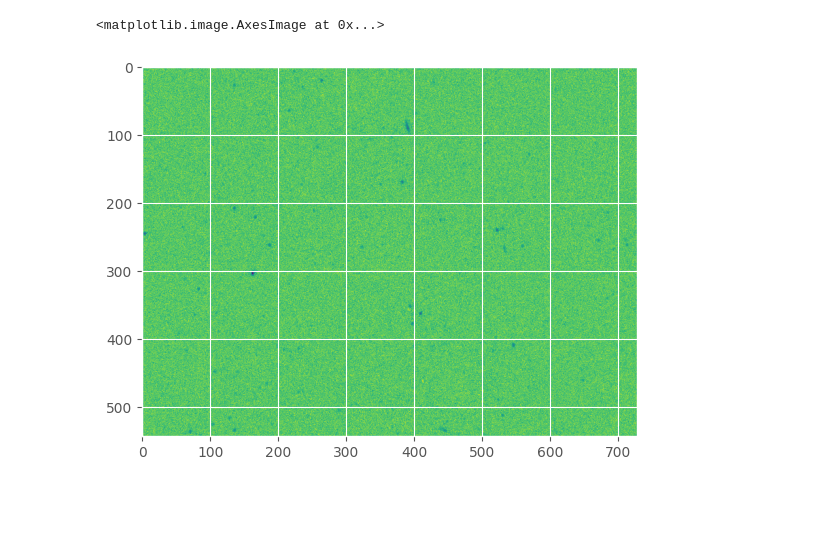
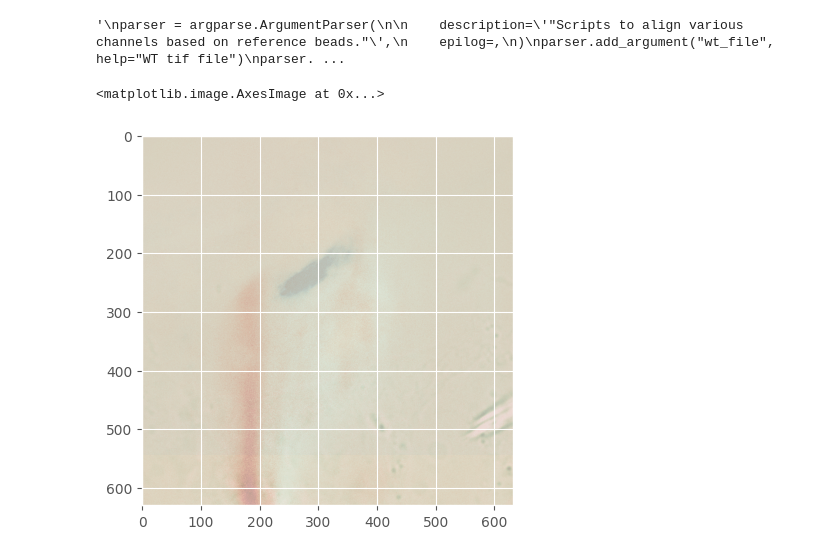
Before and after one commit to ajasja/LUMICKS_image_alignment, a Jupyter notebook: image_aligner.ipynb, the cells around one changed output. Cells and saved outputs as stored; diff of their text form; code cells hidden in the pictures; blank space fills up the shorter version.

Commit message:
Fixed alignment of images with arbitrary ROI and made new alignment matrices. Also now the same script is used for anything with or without brightfield

```diff
--- a/image_aligner.ipynb
+++ b/image_aligner.ipynb
@@ -35,47 +36,26 @@ class NumpyArrayEncoder(JSONEncoder):
             return obj.tolist()
         return JSONEncoder.default(self, obj)
 # %%
+"""
 parser = argparse.ArgumentParser(
-    description="""Scripts to align various channels based on reference beads.""",
-    epilog="""""",
+
+    description='"Scripts to align various channels based on reference beads."',
+    epilog=""" """,
 )
 parser.add_argument("wt_file", help="WT tif file")
 parser.add_argument("irm_file", help="IRM tif file")
-parser.add_argument(
-    "-o",
-    "--output-directory",
-    default="output",
-    help="Output directory. Default=output/",
-)
-parser.add_argument(
-    "-m", "--transform-matrix", help="Previously calculated matrix in .json format"
-)
-parser.add_argument(
-    "-f", "--fit_method", default="lq", help="Fit method for picasso.  Default=lq"
-)
-parser.add_argument(
-    "-b", "--box_size", default=21, help="Box sized for picasso. Default=21"
-)
-parser.add_argument(
-    "-g",
-    "--min_gradient",
-    default=70000,
-    help="Minimum gradient for picasso. Default=70000",
-)
-parser.add_argument(
-    "-e",
-    "--max_pos_error",
-    default=3.5,
-    help="Maximum standard dev accepted for x and y position of spots. Default=3.5",
-)
+parser.add_argument(    "-o",  "--output-directory",    default="output",help="Output directory. Default=output/",)
+parser.add_argument("-m", "--transform-matrix", help="Previously calculated matrix in .json format")
+parser.add_argument("-f", "--fit_method", default="lq", help="Fit method for picasso.  Default=lq")
+parser.add_argument("-b", "--box_size", default=21, help="Box sized for picasso. Default=21")
+parser.add_argument("-g","--min_gradient",default=70000,help="Minimum gradient for picasso. Default=70000",)
+parser.add_argument("-e","--max_pos_error",default=3.5,help="Maximum standard dev accepted for x and y position of spots. Default=3.5",)
 parser.add_argument("-p", "--max_photons", help="Maximum number of photons for spots.")
-
-
 args = parser.parse_args()
-
 irm_path = args.irm_file
 wt_path = args.wt_file
-output_path = (
-    args.output_directory + "/"
-)  # The trailing slash is in case it wasn't added by the user
+output_path = (args.output_directory + "/")  # The trailing slash is in case it wasn't added by the user
+"""
+# %% [output]
+'\nparser = argparse.ArgumentParser(\n\n    description=\'"Scripts to align various channels based on reference beads."\',\n    epilog=,\n)\nparser.add_argument("wt_file", help="WT tif file")\nparser. ...
 # %%
@@ -103,31 +97,45 @@ max_pos_error=3.5
 os.makedirs(output_path, exist_ok=True)
 # %%
 if irm_path.endswith(".tiff"):
-    print(irm_path)
+    print(f"renaming {irm_path} to .tif")
     os.rename(irm_path, irm_path[:-1])
     irm_path = irm_path[:-1]
 if wt_path.endswith(".tiff"):
-    print(wt_path)
+    print(f"renaming {wt_path} to .tif")
     os.rename(wt_path, wt_path[:-1])
     wt_path = wt_path[:-1]
+
+if bright_path.endswith(".tiff"):
+    print(f"renaming {bright_path} to .tif")
+    os.rename(bright_path, bright_path[:-1])
+    bright_path = bright_path[:-1]
 # %%
 irm = lk.ImageStack(irm_path)  # Loading a stack.
 wt = lk.ImageStack(wt_path)  # Loading a stack.
+
+if align_brightfield:
+    bright_file = lk.ImageStack(bright_path)
+    bright_g = bright_file.get_image(channel="green")
+    bright_metadata = bright_file._tiff_image_metadata()
+
 wt.export_tiff(
     output_path + Path(wt_path).stem + "_aligned.tif"
 )  # Save aligned wt stack
 # %%
-
 # Get channels
 wt_g = wt.get_image(channel="green")
-#plt.imshow(wt_g)
+
+plt.imsave(output_path + Path(wt_path).stem + "_wtG.tiff", wt_g)
+
 # wt_r = wt.get_image(channel='red')  #not really used
 # wt_b = wt.get_image(channel='blue') #not really used
 irm_g = irm.get_image()
-plt.imshow(irm_g)
+plt.imshow(irm_g, alpha=0.3, cmap="Blues")
+plt.imshow(bright_g, alpha=0.3, cmap="Greens")
+plt.imshow(wt_g, alpha=0.3, cmap="Reds")
 # %% [output]
 <matplotlib.image.AxesImage at 0x...>
-[figure, old version]
+[figure, new version]
 # %%
 # Get region of interest data
 
```
Also changed, not shown: parts of 9 cells of this notebook, 5 other files.
